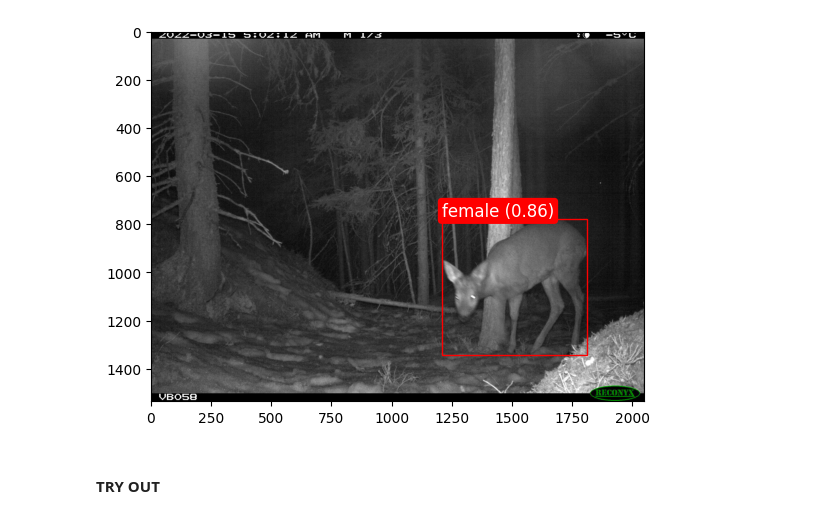
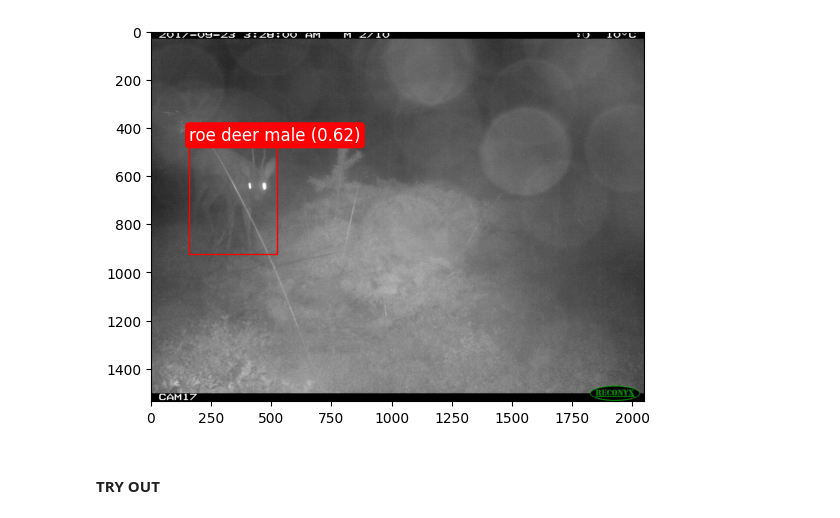
Before and after one commit to MagaliFr/ct_classifier, a Jupyter notebook: scripts/ShowImage.ipynb, the cells around one changed output. Saved outputs shown, nothing was run; the diff lists cells and outputs as text; code cells hidden in the pictures.

Commit message:
best model sex

```diff
--- a/scripts/ShowImage.ipynb
+++ b/scripts/ShowImage.ipynb
@@ -25,10 +25,10 @@ from PIL import Image
 # %%
 
 # Load the JSON files
-with open('/home/magali/CV4Ecology-summer-school/FinalDataset/SubsetSexModelRoeDeerCocoVal_croppedID.json', 'r') as f:
+with open('/home/magali/CV4Ecology-summer-school/FinalDataset/SubsetSexModelCocoVal_croppedID.json', 'r') as f:
     cropped_data = json.load(f)
 
-with open('/home/magali/ct_classifier/inspect_json/model_sex/ModelOutput_BestModelRoeDeer.json', 'r') as f:
+with open('/home/magali/ct_classifier/inspect_json/model_sex/ModelOutputBestModelSex.json', 'r') as f:
     model_output = json.load(f)
 # %%
 # Softmax function
@@ -62,19 +62,19 @@ x, y, w, h = bbox
 # %%
 # Display the image with bounding box
 im = Image.open(original_image_path)
 fig, ax = plt.subplots(1)
 ax.imshow(im)
 
 rect = patches.Rectangle((x, y), w, h, linewidth=1, edgecolor='r', facecolor='none')
 ax.add_patch(rect)
 
 # Add label and score at top-left corner of the bounding box
-label_with_score = f"{predicted_label} ({predicted_softmax_value:.2f})"
+label_with_score = f"roe deer {predicted_label} ({predicted_softmax_value:.2f})"
 ax.text(x, y - 15, label_with_score, color="white", bbox=dict(facecolor='red', edgecolor='red', boxstyle='round,pad=0.2'), fontsize=12)
 
 plt.show()
 # %% [output]
-[figure, old version]
+[figure, new version]
 # %% [markdown]
 #### TRY OUT
 # %%
```
Also changed, not shown: 6 other files.
